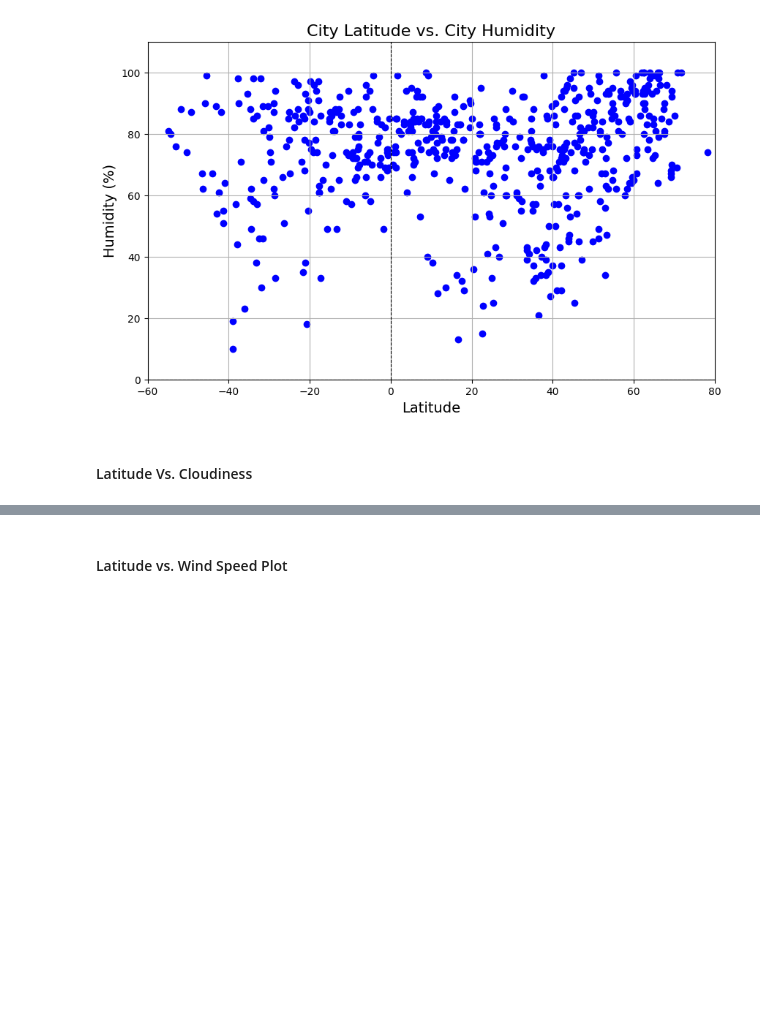
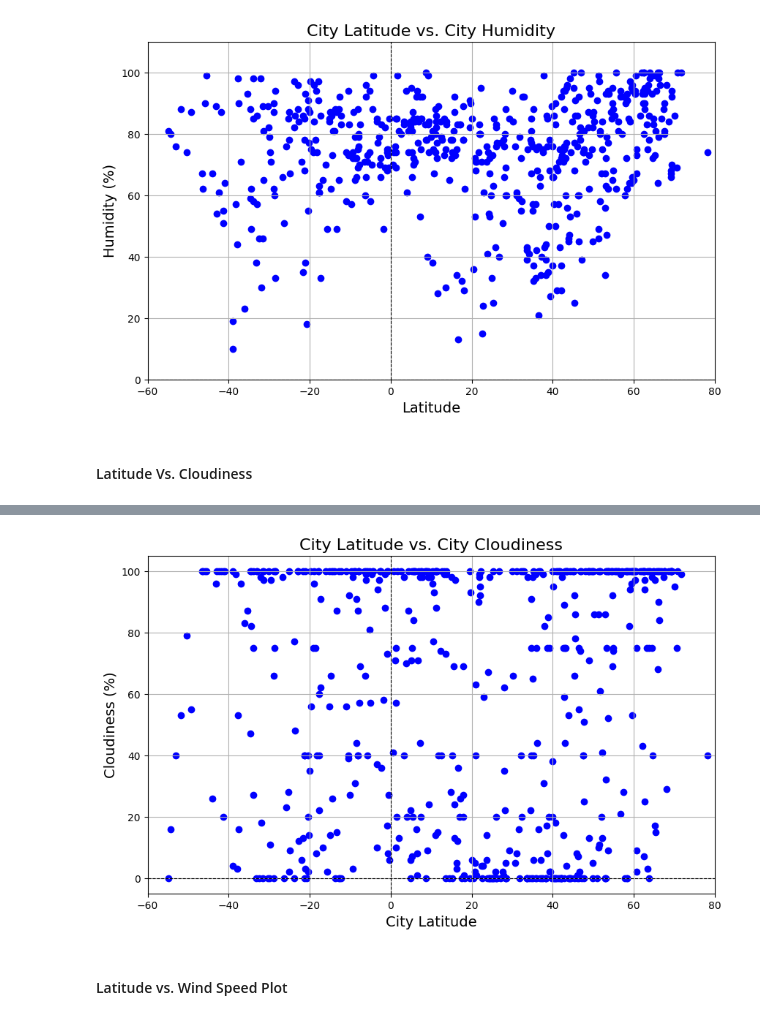
Before and after one commit to ngrief/python-api-challenge, a Jupyter notebook: WeatherPy_updated.ipynb, the cells around one changed output, grey strips where cells are left out. Cells and saved outputs as stored; diff of their text form; code cells hidden in the pictures; blank space fills up the shorter version.

```diff
--- a/WeatherPy_updated.ipynb
+++ b/WeatherPy_updated.ipynb
@@ -268,3 +254,25 @@ plt.show()
+# %%
+# Build the scatter plots for latitude vs. cloudiness
+plt.figure(figsize=(10, 6))
+plt.scatter(city_data_df["Lat"], city_data_df["Cloudiness"], marker="o", color='blue')
+
+# Incorporate the other graph properties
+plt.title('City Latitude vs. City Cloudiness', fontsize=16)  # Set title with font size
+plt.xlabel('City Latitude', fontsize=14)
+plt.ylabel('Cloudiness (%)', fontsize=14)
+plt.grid(True)
+plt.xlim(-60, 80)  # Set x-axis limits (latitude range)
+plt.ylim(-5, 105)  # Set y-axis limits (humidity range)
+plt.axhline(0, color='black', linewidth=0.8, linestyle='--')  # Add a horizontal line at y=0
+plt.axvline(0, color='black', linewidth=0.8, linestyle='--')  # Add a vertical line at x=0
+
+# Save the figure
+plt.savefig("output_data/Fig3.png")
+
+# Show plot
+plt.show()
+# %% [output]
+[figure, added]
 # %% [markdown]
 #### Latitude vs. Wind Speed Plot
 # %%
```
Also changed, not shown: parts of 1 cell of this notebook, 1 other file.
